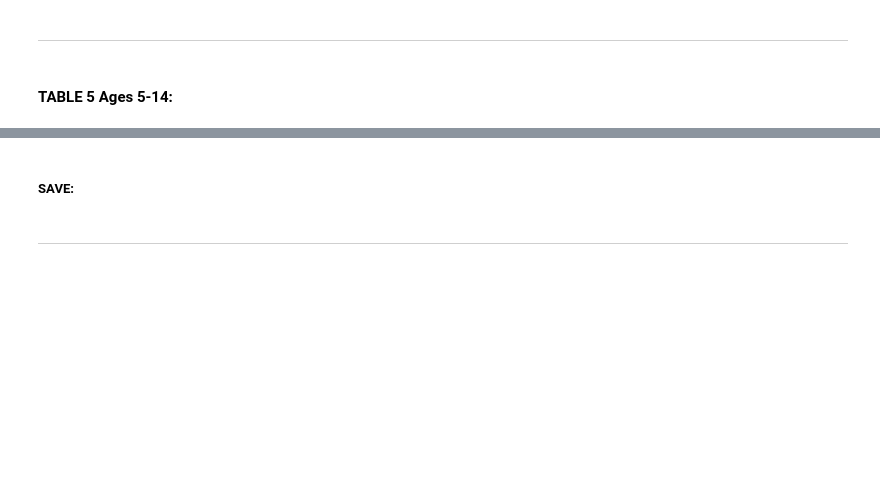
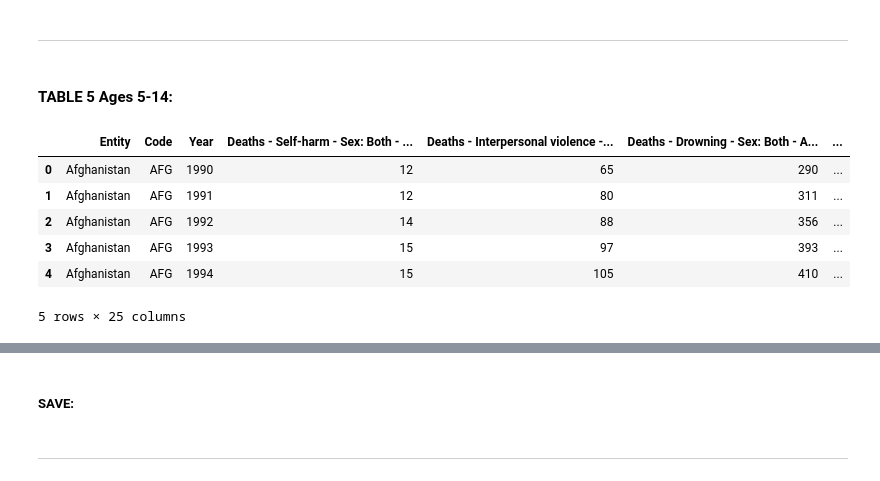
Before and after one commit to jdormaar/Global-Mortality-Distributions-by-Age-Groups, a Jupyter notebook: Workbook/W4P3_Tableau_doodle_doc.ipynb, the cells around one changed output, grey strips where cells are left out. Cells and saved outputs as stored; diff of their text form; code cells hidden in the pictures; blank space fills up the shorter version.

```diff
--- a/Workbook/W4P3_Tableau_doodle_doc.ipynb
+++ b/Workbook/W4P3_Tableau_doodle_doc.ipynb
@@ -351,7 +345,15 @@ OSError: Cannot save file into a non-existent directory: 'data/Tableau_Tables'
 
 #### TABLE 5 Ages 5-14:
 # %%
-yr5_14_df = pd.read_csv('data/nd-5-14-year-olds.csv')
+yr5_14_df = pd.read_csv('../data/nd-5-14-year-olds.csv')
 yr5_14_df.head(5)
+# %% [output]
+|  | Entity | Code | Year | Deaths - Self-harm - Sex: Both - ... | Deaths - Interpersonal violence -... | Deaths - Drowning - Sex: Both - A... | ... |
+| 0 | Afghanistan | AFG | 1990 | 12 | 65 | 290 | ... |
+| 1 | Afghanistan | AFG | 1991 | 12 | 80 | 311 | ... |
+| 2 | Afghanistan | AFG | 1992 | 14 | 88 | 356 | ... |
+| 3 | Afghanistan | AFG | 1993 | 15 | 97 | 393 | ... |
+| 4 | Afghanistan | AFG | 1994 | 15 | 105 | 410 | ... |
+5 rows × 25 columns
 # %%
 yr5_14_df.columns
```
Also changed, not shown: parts of 21 cells of this notebook, 2 other files.
